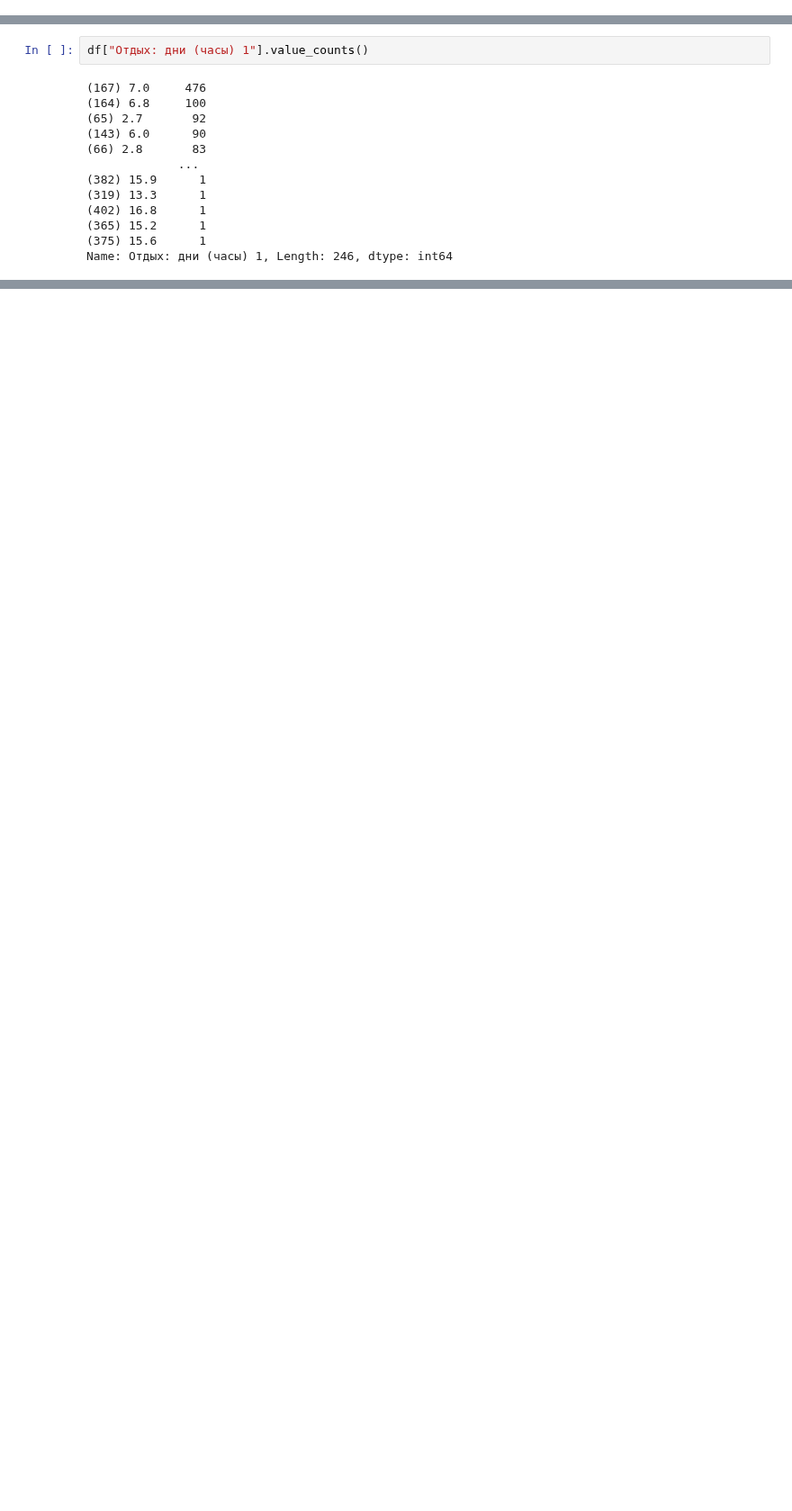
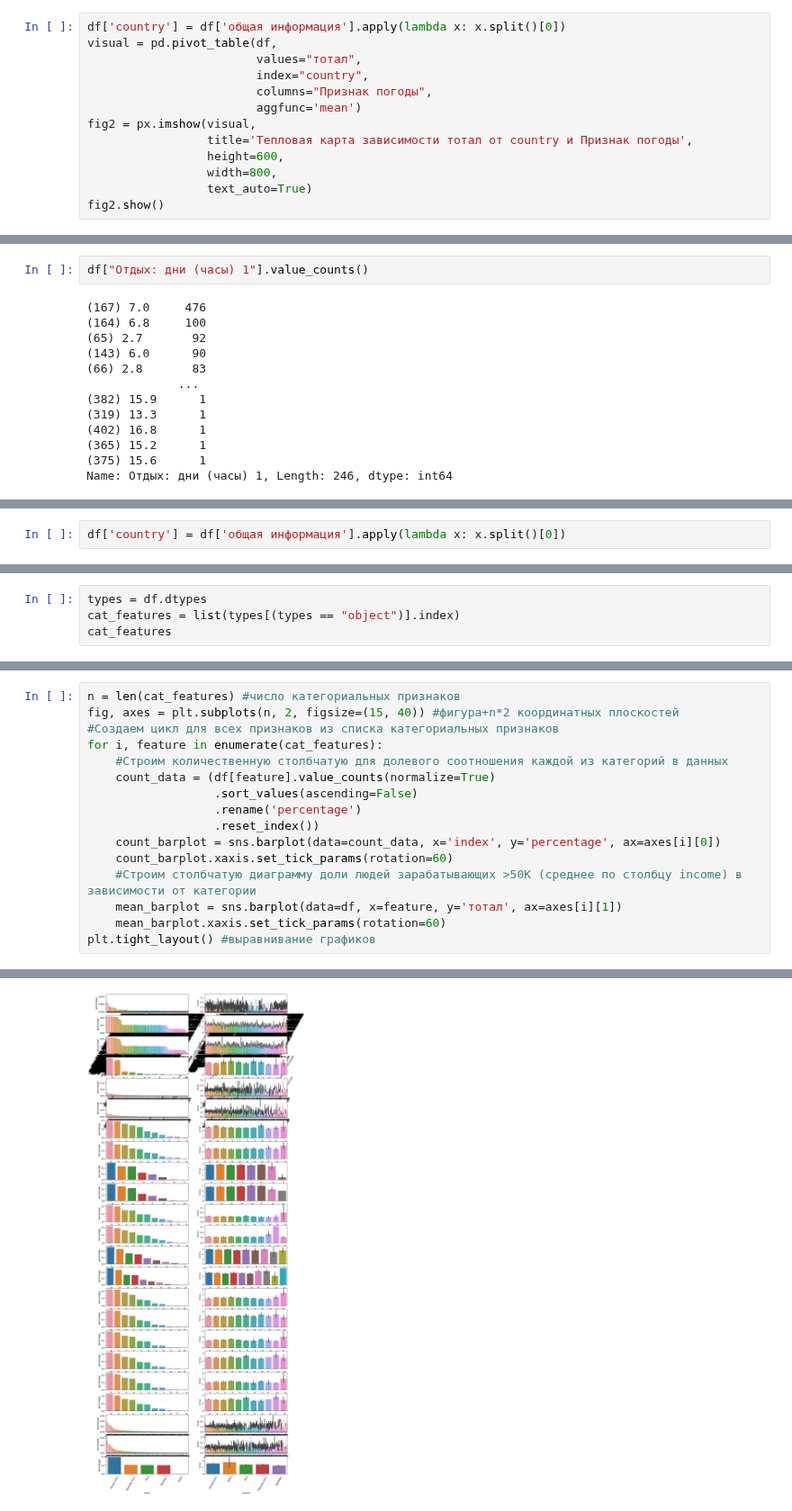
Before and after one commit to stas-as/Konspect-all, a Jupyter notebook: project/project_1X/prodachn.ipynb, the cells around one changed output, grey strips where cells are left out. Shown at 90% size. Drawn from its saved outputs; the diff is of its cells as text; blank space fills up the shorter version.

```diff
--- a/project/project_1X/prodachn.ipynb
+++ b/project/project_1X/prodachn.ipynb
@@ -92,4 +90,17 @@ Data columns (total 73 columns):
  72  тотал                           3635 non-null   int32
 dtypes: datetime64[ns](1), float64(39), int32(3), int64(8), object(22)
 memory usage: 2.0+ MB
+# %%
+df['country'] = df['общая информация'].apply(lambda x: x.split()[0])
+visual = pd.pivot_table(df,
+                        values="тотал",
+                        index="country",
+                        columns="Признак погоды",
+                        aggfunc='mean')
+fig2 = px.imshow(visual,
+                 title='Тепловая карта зависимости тотал от country и Признак погоды',
+                 height=600,
+                 width=800,
+                 text_auto=True)
+fig2.show()
 # %%
@@ -113,0 +129,2 @@ Name: Отдых: дни (часы) 1, Length: 246, dtype: int64
+# %%
+df['country'] = df['общая информация'].apply(lambda x: x.split()[0])
@@ -113,0 +140,4 @@ Name: Отдых: дни (часы) 1, Length: 246, dtype: int64
+# %%
+types = df.dtypes
+cat_features = list(types[(types == "object")].index)
+cat_features
@@ -113,0 +162,17 @@ Name: Отдых: дни (часы) 1, Length: 246, dtype: int64
+# %%
+n = len(cat_features) #число категориальных признаков
+fig, axes = plt.subplots(n, 2, figsize=(15, 40)) #фигура+n*2 координатных плоскостей
+#Создаем цикл для всех признаков из списка категориальных признаков
+for i, feature in enumerate(cat_features):
+    #Строим количественную столбчатую для долевого соотношения каждой из категорий в данных
+    count_data = (df[feature].value_counts(normalize=True)
+                  .sort_values(ascending=False)
+                  .rename('percentage')
+                  .reset_index())
+    count_barplot = sns.barplot(data=count_data, x='index', y='percentage', ax=axes[i][0])
+    count_barplot.xaxis.set_tick_params(rotation=60)
+    #Строим столбчатую диаграмму доли людей зарабатывающих >50K (среднее по столбцу income) в зависимости от категории
+    mean_barplot = sns.barplot(data=df, x=feature, y='тотал', ax=axes[i][1])
+    mean_barplot.xaxis.set_tick_params(rotation=60)
+plt.tight_layout() #выравнивание графиков
+# %% [output]
@@ -113,0 +180 @@ Name: Отдых: дни (часы) 1, Length: 246, dtype: int64
+[figure, added]
```
Also changed, not shown: parts of 8 cells of this notebook, 2 other files.
